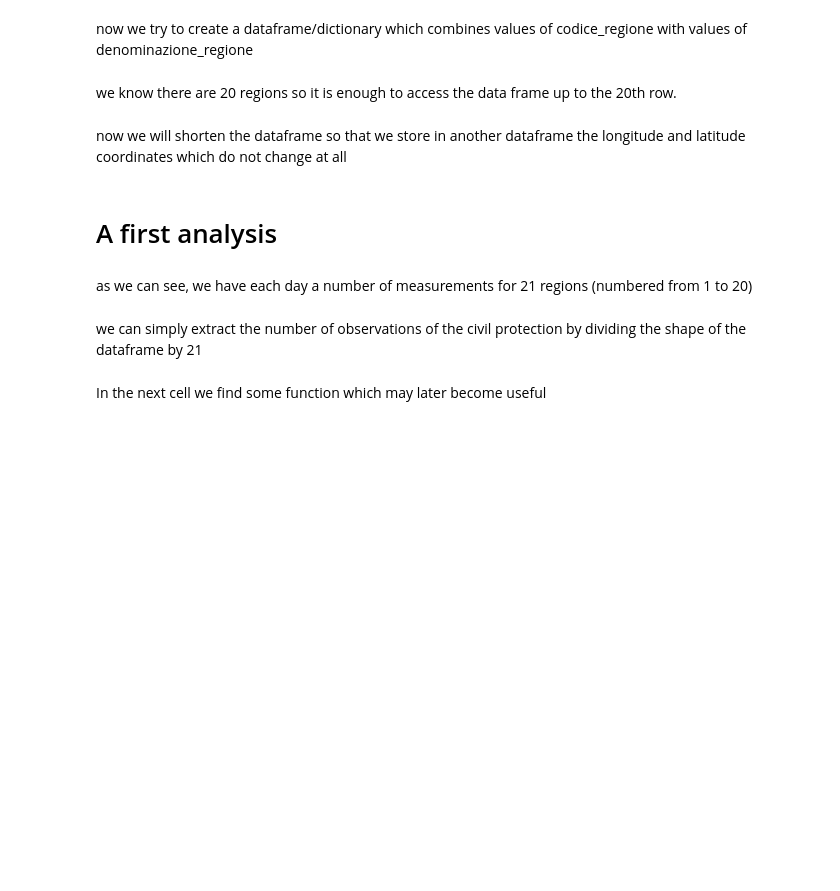
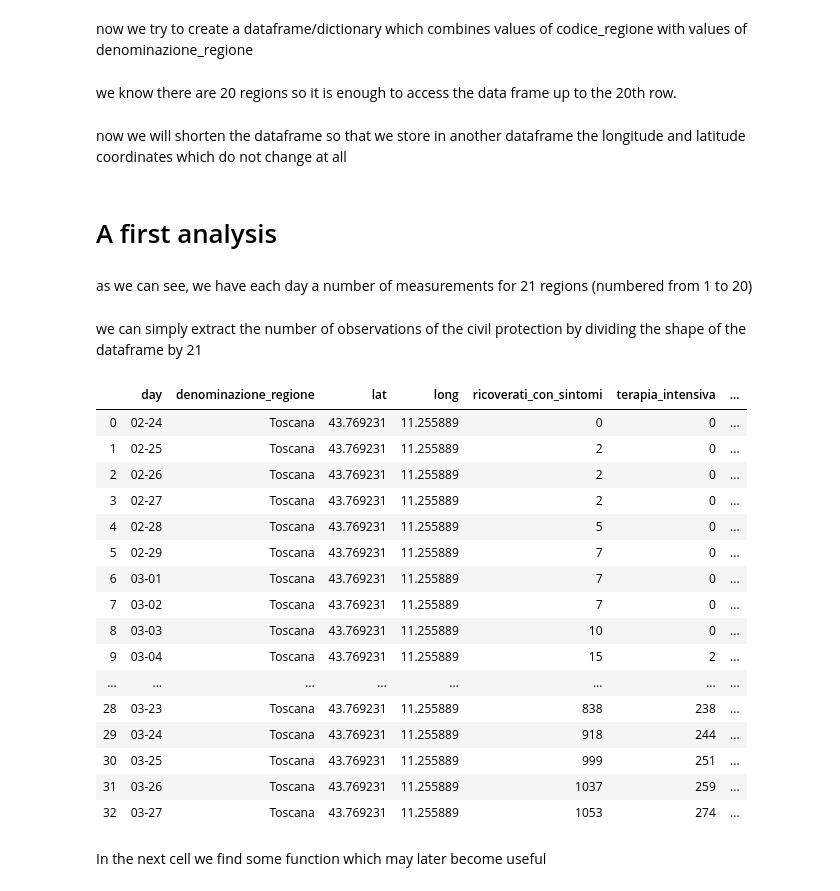
Before and after one commit to simonegiancola09/covid-19-Analysis, a Jupyter notebook: Covid.ipynb, the cells around one changed output. Cells and saved outputs as stored; diff of their text form; code cells hidden in the pictures; blank space fills up the shorter version.

```diff
--- a/Covid.ipynb
+++ b/Covid.ipynb
@@ -154,15 +150,30 @@ def create_geo_loc(df):
 
 
 def create_geo_loc_2(df):
-    geo_loc=pd.DataFrame(data=regioni,columns=["denominazione_regione", "lat", "long"])
-    num=len(geo_loc)-21
+    if "denominazione_provincia" in df.columns:
+        denom="denominazione_provincia"
+        cont=80
+    else:
+        denom="denominazione_regione"
+        cont=21
+    geo_loc=pd.DataFrame(data=df,columns=[denom, "lat", "long"])
+    #geo_loc.drop(geo_loc.loc[geo_loc['lat'] == 0])
+    num=len(geo_loc)-cont
     geo_loc.drop(geo_loc.tail(num).index,inplace=True)
     return geo_loc
 
 #TODO: Sceglierne una (io voto per create_geo_loc_2  :) )
 
 
-#new=combine_to_datfr(regioni,regioni.denominazione_regione,['lat','long'],21)
+new=combine_to_datfr(regioni,regioni.denominazione_regione,['lat','long'],21)
+#new=combine_to_datfr(province,province.denominazione_provincia,['lat','long'],80)
+#Anche qua province ha qualche problema, suppongo per problema intrinseco al dataset
+
+#nemmeno il mio funziona con le province al momento
+
+new=create_geo_loc_2(province)
+
+#new
 # %% [markdown]
 # A first analysis
 # %% [markdown]
@@ -174,43 +185,64 @@ n_obs=int(regioni.shape[0]/21)
 n_reg=21
 #the following is a function to extract data from a single instance, as day, region, province or anything else
 def get_instance(dataset,instance,some,avoid=None):
-    #unclear-------------------------------------------------------------------------
-    dt=dataset.copy
-    new=dt.loc[instance==some]
+    #unclear the "Avoid" part
+    dt=dataset.copy()
+    new=dt.loc[dt[instance]==some]
     if avoid!=None:
         if not isinstance(avoid,list):
             avoid=list(avoid)
         new.drop(avoid,axis=1,inplace=True)
     new=new.reset_index(drop=True)
     return new
 #the following is a function to extract a single regione
 def get_regione(df, name):
     df_copy=df.copy()
     dati_regione = df_copy.loc[df['denominazione_regione'] == name]
     dati_regione.drop(["denominazione_regione", "lat", "long"], axis=1, inplace=True)
     dati_regione=dati_regione.reset_index(drop=True)
     return dati_regione
-#the following is a function to extract a single giorno
+#the following is a function to extract data about a single day
 def get_giorno(df, day):
     return df.loc[df['day'] == day]
-#the following is a function to extract a single provincia
+#the following is a function to extract a single province
 def get_provincia(name, df=province):
     df_copy=df.copy()
     dati_provincia = df_copy.loc[df_copy['denominazione_provincia'] == name]
     dati_provincia.drop(["denominazione_regione", "lat", "long", "denominazione_provincia", "sigla_provincia"], axis=1, inplace=True)
     dati_provincia=dati_provincia.reset_index(drop=True)
     return dati_provincia
 #the following is a function to get the whole region data for each province
 def get_regione_by_provincia(name,df=province):
     df_copy=df.copy()
     dati_regione = df_copy.loc[df['denominazione_regione'] == name]
     dati_regione.drop(["denominazione_regione", "lat", "long"], axis=1, inplace=True)
     dati_regione=dati_regione.reset_index(drop=True)
     return dati_regione
 #the following is a function to get the list of provinces of a region
 def get_provincia_list(reg,df=province):
     a=get_regione_by_provincia(reg,df=province)
     return a.denominazione_provincia.unique()
+
+
+get_instance(regioni,"denominazione_regione","Toscana")
+# %% [output]
+|  | day | denominazione_regione | lat | long | ricoverati_con_sintomi | terapia_intensiva | ... |
+| 0 | 02-24 | Toscana | 43.769231 | 11.255889 | 0 | 0 | ... |
+| 1 | 02-25 | Toscana | 43.769231 | 11.255889 | 2 | 0 | ... |
+| 2 | 02-26 | Toscana | 43.769231 | 11.255889 | 2 | 0 | ... |
+| 3 | 02-27 | Toscana | 43.769231 | 11.255889 | 2 | 0 | ... |
+| 4 | 02-28 | Toscana | 43.769231 | 11.255889 | 5 | 0 | ... |
+| 5 | 02-29 | Toscana | 43.769231 | 11.255889 | 7 | 0 | ... |
+| 6 | 03-01 | Toscana | 43.769231 | 11.255889 | 7 | 0 | ... |
+| 7 | 03-02 | Toscana | 43.769231 | 11.255889 | 7 | 0 | ... |
+| 8 | 03-03 | Toscana | 43.769231 | 11.255889 | 10 | 0 | ... |
+| 9 | 03-04 | Toscana | 43.769231 | 11.255889 | 15 | 2 | ... |
+| ... | ... | ... | ... | ... | ... | ... | ... |
+| 28 | 03-23 | Toscana | 43.769231 | 11.255889 | 838 | 238 | ... |
+| 29 | 03-24 | Toscana | 43.769231 | 11.255889 | 918 | 244 | ... |
+| 30 | 03-25 | Toscana | 43.769231 | 11.255889 | 999 | 251 | ... |
+| 31 | 03-26 | Toscana | 43.769231 | 11.255889 | 1037 | 259 | ... |
+| 32 | 03-27 | Toscana | 43.769231 | 11.255889 | 1053 | 274 | ... |
 # %% [markdown]
 In the next cell we find some function which may later become useful
 # %%
```
Also changed, not shown: parts of 11 cells of this notebook.
